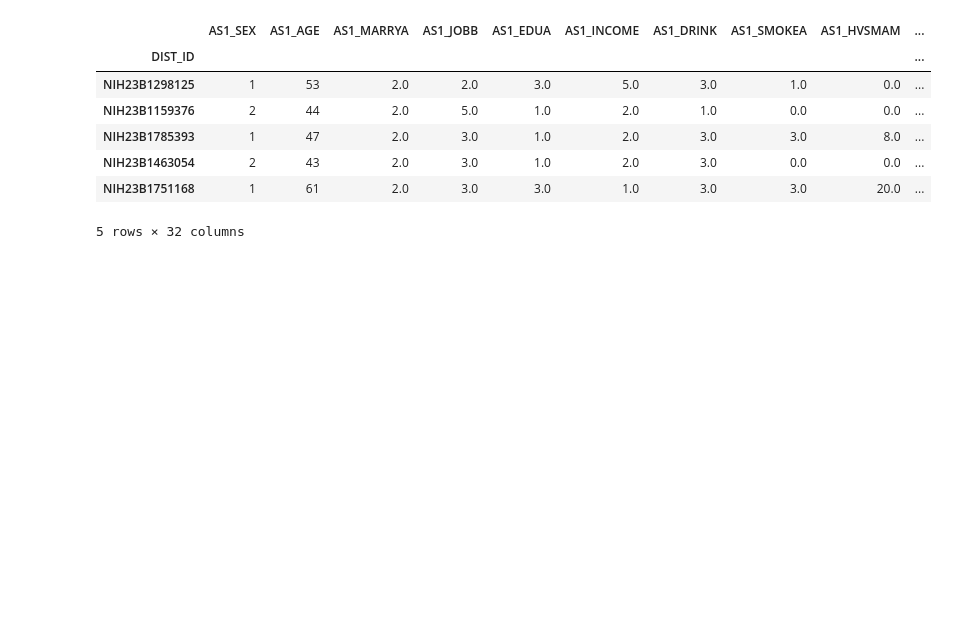
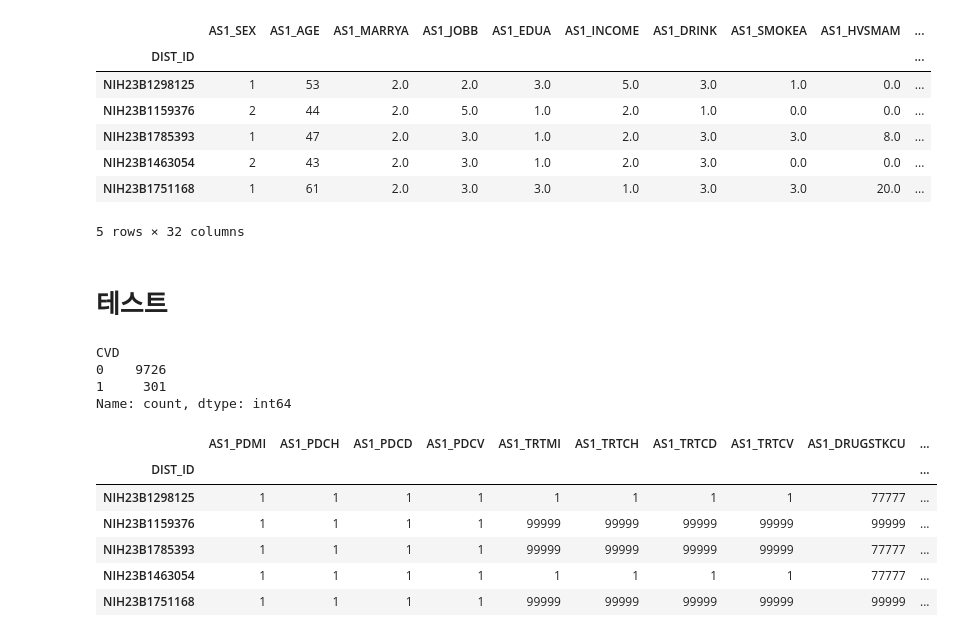
Before and after one commit to SH22Hwang/KoGES_CVD, a Jupyter notebook: ConIndVar.ipynb, the cells around one changed output. Drawn from its saved outputs; the diff is of its cells as text; code cells hidden in the pictures; blank space fills up the shorter version.

```diff
--- a/ConIndVar.ipynb
+++ b/ConIndVar.ipynb
@@ -486,3 +581,5 @@ result_df.head()
 | NIH23B1463054 | 2 | 43 | 2.0 | 3.0 | 1.0 | 2.0 | 3.0 | 0.0 | 0.0 | ... |
 | NIH23B1751168 | 1 | 61 | 2.0 | 3.0 | 3.0 | 1.0 | 3.0 | 3.0 | 20.0 | ... |
 5 rows × 32 columns
+# %% [markdown]
+# 테스트
@@ -488,0 +588,17 @@ result_df.head()
+# %%
+y_all['CVD'].value_counts()
+# %% [output]
+CVD
+0    9726
+1     301
+Name: count, dtype: int64
+# %%
+y_all.head()
+# %% [output]
+|  | AS1_PDMI | AS1_PDCH | AS1_PDCD | AS1_PDCV | AS1_TRTMI | AS1_TRTCH | AS1_TRTCD | AS1_TRTCV | AS1_DRUGSTKCU | ... |
+| DIST_ID |  |  |  |  |  |  |  |  |  | ... |
+| NIH23B1298125 | 1 | 1 | 1 | 1 | 1 | 1 | 1 | 1 | 77777 | ... |
+| NIH23B1159376 | 1 | 1 | 1 | 1 | 99999 | 99999 | 99999 | 99999 | 99999 | ... |
+| NIH23B1785393 | 1 | 1 | 1 | 1 | 99999 | 99999 | 99999 | 99999 | 77777 | ... |
+| NIH23B1463054 | 1 | 1 | 1 | 1 | 1 | 1 | 1 | 1 | 77777 | ... |
+| NIH23B1751168 | 1 | 1 | 1 | 1 | 99999 | 99999 | 99999 | 99999 | 99999 | ... |
```
Also changed, not shown: parts of 24 cells of this notebook.
